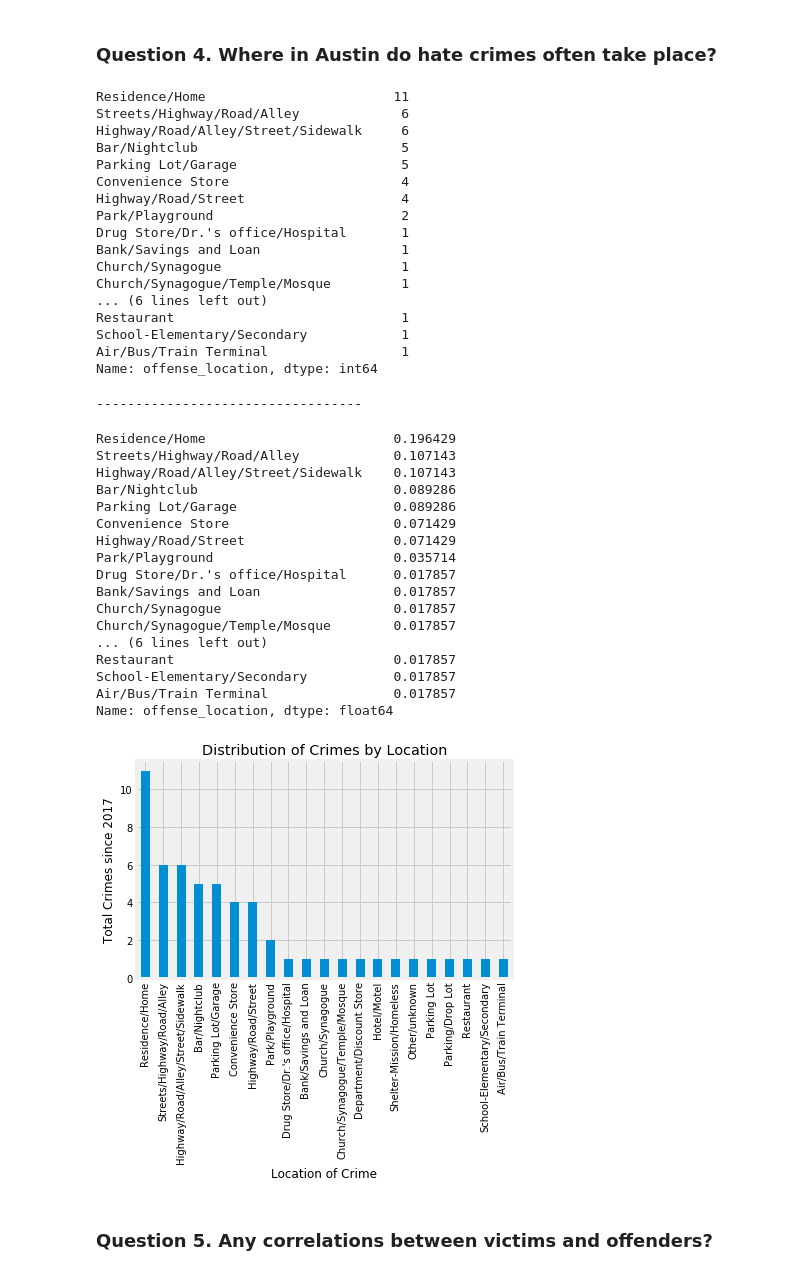
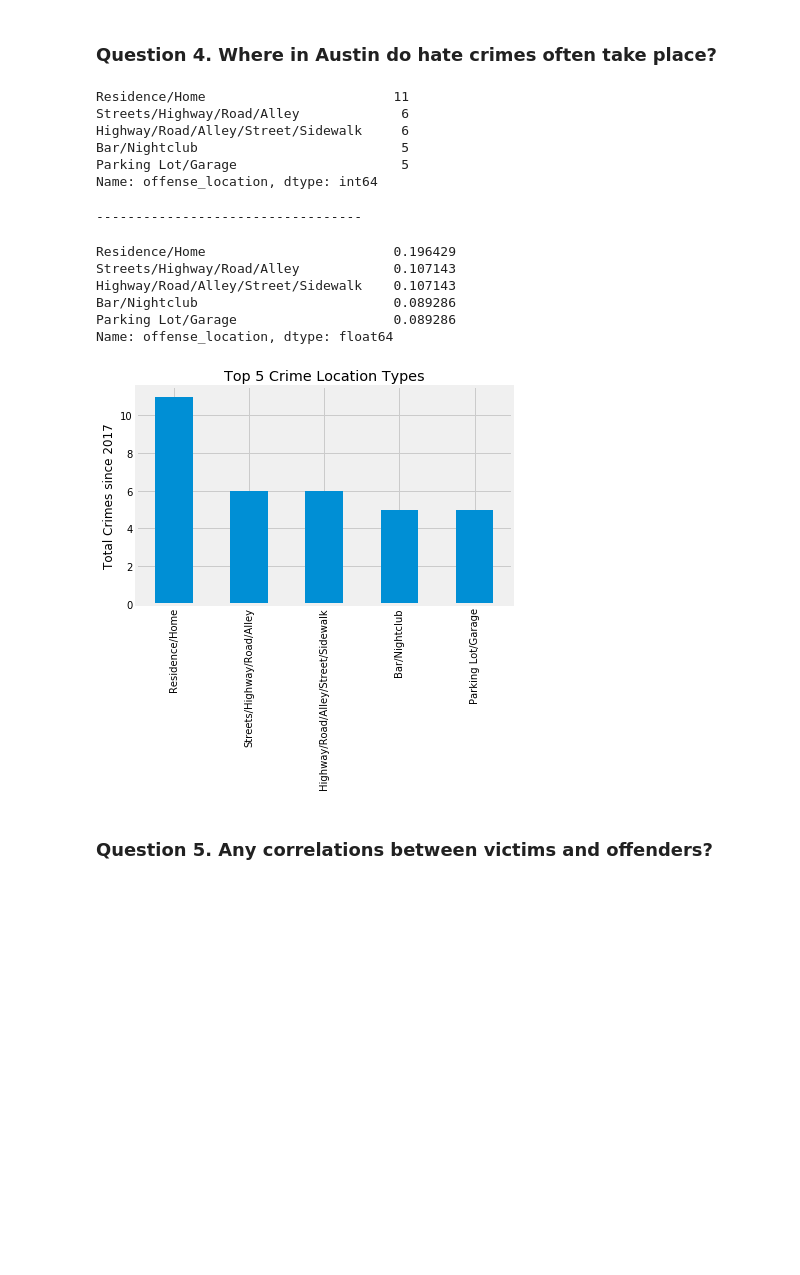
Before and after one commit to rgrantham82/Crime-Analysis, a Jupyter notebook: Exploratory Analysis/Exploratory Analysis.ipynb, the cells around one changed output. Saved outputs shown, nothing was run; the diff lists cells and outputs as text; code cells hidden in the pictures; blank space fills up the shorter version.

```diff
--- a/Exploratory Analysis/Exploratory Analysis.ipynb
+++ b/Exploratory Analysis/Exploratory Analysis.ipynb
@@ -241,55 +236,32 @@ Note...the above 'Offender' graph has an instance of 'Hispanic (2), Caucasian (2
 # %% [markdown]
 ### Question 4. Where in Austin do hate crimes often take place?
 # %%
-# Examining the 'offense location' column
-location = df.offense_location.value_counts()
+# Displaying the top 5 locations where hate crimes take place in Austin.
+location = df.offense_location.value_counts().head(5)
 display(location)
 print('----------------------------------')
 # Displaying 'offense location' as percentages
-display(df.offense_location.value_counts(normalize=True))
+display(df.offense_location.value_counts(normalize=True).head(5))
 
 location.plot.bar()
-plt.xlabel('Location of Crime')
 plt.ylabel('Total Crimes since 2017')
-plt.title('Distribution of Crimes by Location')
+plt.title('Top 5 Crime Location Types')
 plt.show()
 # %% [output]
 Residence/Home                        11
 Streets/Highway/Road/Alley             6
 Highway/Road/Alley/Street/Sidewalk     6
 Bar/Nightclub                          5
 Parking Lot/Garage                     5
-Convenience Store                      4
-Highway/Road/Street                    4
-Park/Playground                        2
-Drug Store/Dr.'s office/Hospital       1
-Bank/Savings and Loan                  1
-Church/Synagogue                       1
-Church/Synagogue/Temple/Mosque         1
-... (6 lines left out)
-Restaurant                             1
-School-Elementary/Secondary            1
-Air/Bus/Train Terminal                 1
 Name: offense_location, dtype: int64
 ----------------------------------
 Residence/Home                        0.196429
 Streets/Highway/Road/Alley            0.107143
 Highway/Road/Alley/Street/Sidewalk    0.107143
 Bar/Nightclub                         0.089286
 Parking Lot/Garage                    0.089286
-Convenience Store                     0.071429
-Highway/Road/Street                   0.071429
-Park/Playground                       0.035714
-Drug Store/Dr.'s office/Hospital      0.017857
-Bank/Savings and Loan                 0.017857
-Church/Synagogue                      0.017857
-Church/Synagogue/Temple/Mosque        0.017857
-... (6 lines left out)
-Restaurant                            0.017857
-School-Elementary/Secondary           0.017857
-Air/Bus/Train Terminal                0.017857
 Name: offense_location, dtype: float64
-[figure, old version]
+[figure, new version]
 # %% [markdown]
 ### Question 5. Any correlations between victims and offenders?
 # %%
```
Also changed, not shown: parts of 5 cells of this notebook.
